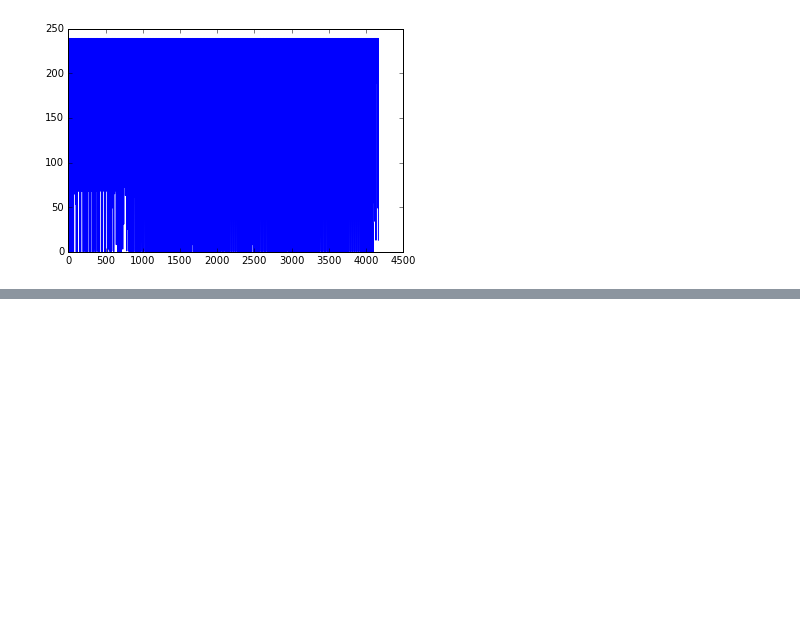
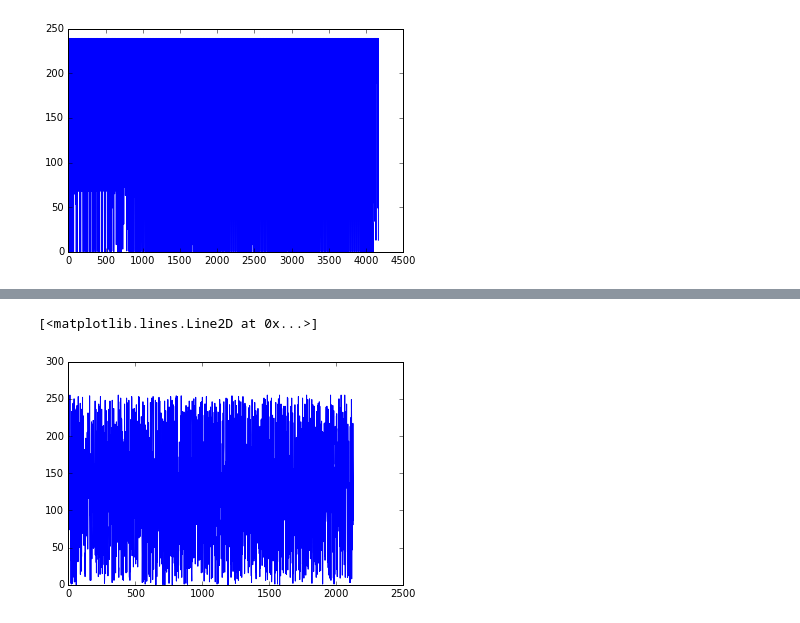
Before and after one commit to bahusvel/InlineScope, a Jupyter notebook: exploration.ipynb, the cells around one changed output, grey strips where cells are left out. Drawn from its saved outputs; the diff is of its cells as text; code cells hidden in the pictures; blank space fills up the shorter version.

```diff
--- a/exploration.ipynb
+++ b/exploration.ipynb
@@ -21,0 +34,6 @@ plt.plot(result[result.size//2:])
+# %%
+result = np.correlate(text_array, arg_return, mode="full")
+plt.plot(result[result.size//2:])
+# %% [output]
+[<matplotlib.lines.Line2D at 0x...>]
+[figure, added]
```
Also changed, not shown: parts of 5 cells of this notebook, 1 other file.
